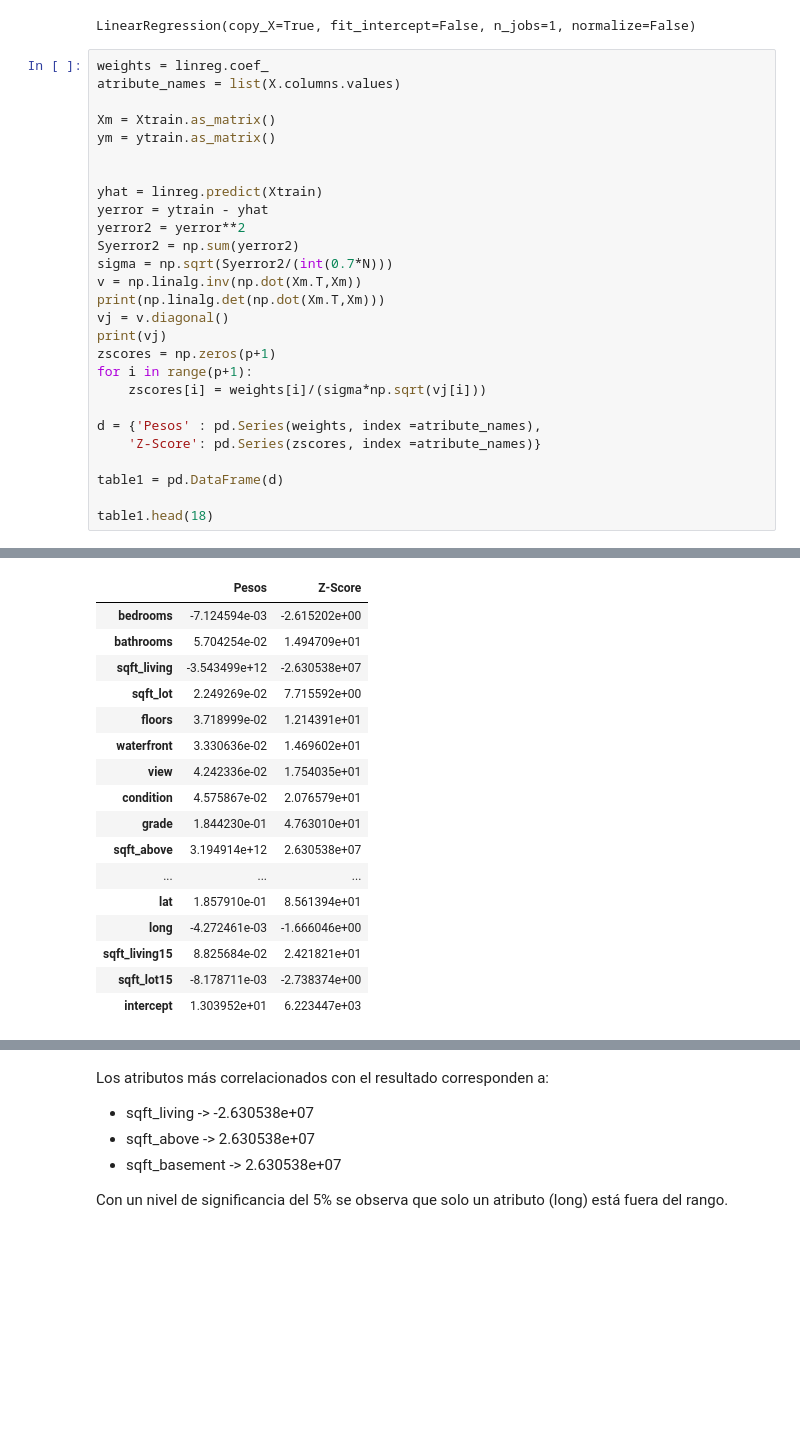
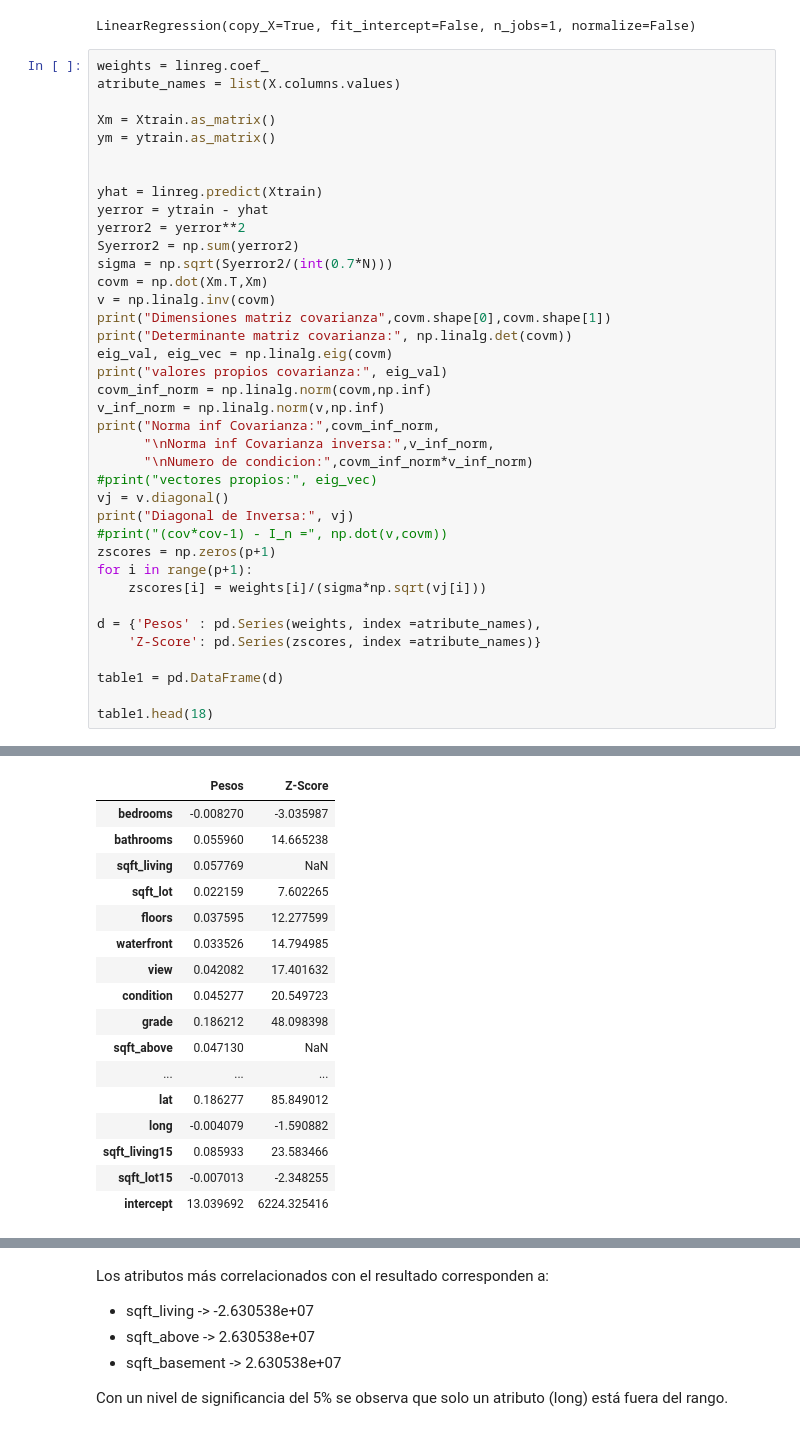
Before and after one commit to JavierL1/Tarea1-INF393, a Jupyter notebook: Tarea1.ipynb, the cells around one changed output, grey strips where cells are left out. Drawn from its saved outputs; the diff is of its cells as text; blank space fills up the shorter version.

```diff
--- a/Tarea1.ipynb
+++ b/Tarea1.ipynb
@@ -120,10 +120,21 @@ yerror = ytrain - yhat
 yerror2 = yerror**2
 Syerror2 = np.sum(yerror2)
 sigma = np.sqrt(Syerror2/(int(0.7*N)))
-v = np.linalg.inv(np.dot(Xm.T,Xm))
-print(np.linalg.det(np.dot(Xm.T,Xm)))
+covm = np.dot(Xm.T,Xm)
+v = np.linalg.inv(covm)
+print("Dimensiones matriz covarianza",covm.shape[0],covm.shape[1])
+print("Determinante matriz covarianza:", np.linalg.det(covm))
+eig_val, eig_vec = np.linalg.eig(covm)
+print("valores propios covarianza:", eig_val)
+covm_inf_norm = np.linalg.norm(covm,np.inf)
+v_inf_norm = np.linalg.norm(v,np.inf)
+print("Norma inf Covarianza:",covm_inf_norm,
+      "\nNorma inf Covarianza inversa:",v_inf_norm,
+      "\nNumero de condicion:",covm_inf_norm*v_inf_norm)
+#print("vectores propios:", eig_vec)
 vj = v.diagonal()
-print(vj)
+print("Diagonal de Inversa:", vj)
+#print("(cov*cov-1) - I_n =", np.dot(v,covm))
 zscores = np.zeros(p+1)
 for i in range(p+1):
     zscores[i] = weights[i]/(sigma*np.sqrt(vj[i]))
@@ -142,19 +162,19 @@ table1.head(18)
    7.14145385e-05   7.29759531e-05   1.01906417e-04   2.05793568e-04
    1.38230362e-04   6.80268750e-05]
 |  | Pesos | Z-Score |
-| bedrooms | -7.124594e-03 | -2.615202e+00 |
-| bathrooms | 5.704254e-02 | 1.494709e+01 |
-| sqft_living | -3.543499e+12 | -2.630538e+07 |
-| sqft_lot | 2.249269e-02 | 7.715592e+00 |
-| floors | 3.718999e-02 | 1.214391e+01 |
-| waterfront | 3.330636e-02 | 1.469602e+01 |
-| view | 4.242336e-02 | 1.754035e+01 |
-| condition | 4.575867e-02 | 2.076579e+01 |
-| grade | 1.844230e-01 | 4.763010e+01 |
-| sqft_above | 3.194914e+12 | 2.630538e+07 |
+| bedrooms | -0.008270 | -3.035987 |
+| bathrooms | 0.055960 | 14.665238 |
+| sqft_living | 0.057769 | NaN |
+| sqft_lot | 0.022159 | 7.602265 |
+| floors | 0.037595 | 12.277599 |
+| waterfront | 0.033526 | 14.794985 |
+| view | 0.042082 | 17.401632 |
+| condition | 0.045277 | 20.549723 |
+| grade | 0.186212 | 48.098398 |
+| sqft_above | 0.047130 | NaN |
 | ... | ... | ... |
-| lat | 1.857910e-01 | 8.561394e+01 |
-| long | -4.272461e-03 | -1.666046e+00 |
-| sqft_living15 | 8.825684e-02 | 2.421821e+01 |
-| sqft_lot15 | -8.178711e-03 | -2.738374e+00 |
-| intercept | 1.303952e+01 | 6.223447e+03 |
+| lat | 0.186277 | 85.849012 |
+| long | -0.004079 | -1.590882 |
+| sqft_living15 | 0.085933 | 23.583466 |
+| sqft_lot15 | -0.007013 | -2.348255 |
+| intercept | 13.039692 | 6224.325416 |
```
Also changed, not shown: parts of 11 cells of this notebook, 1 other file.
